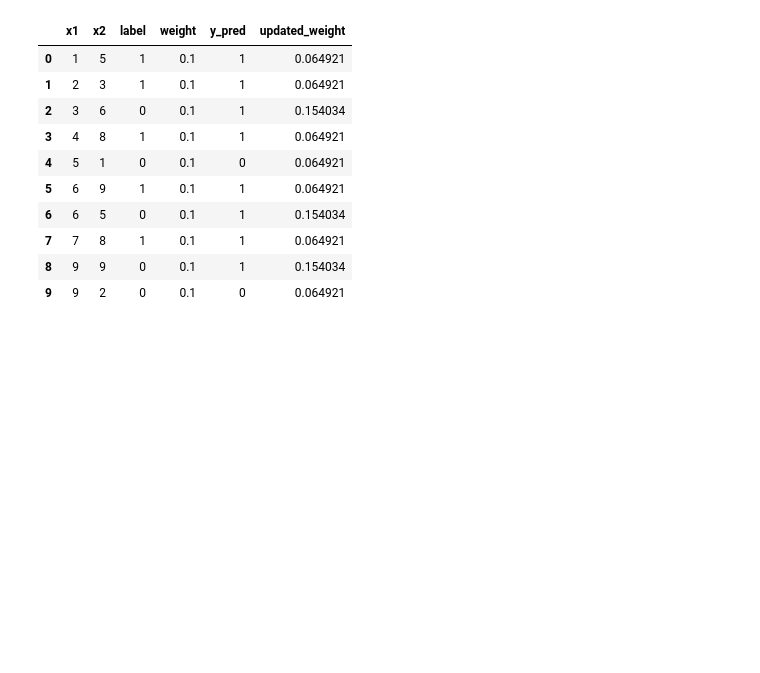
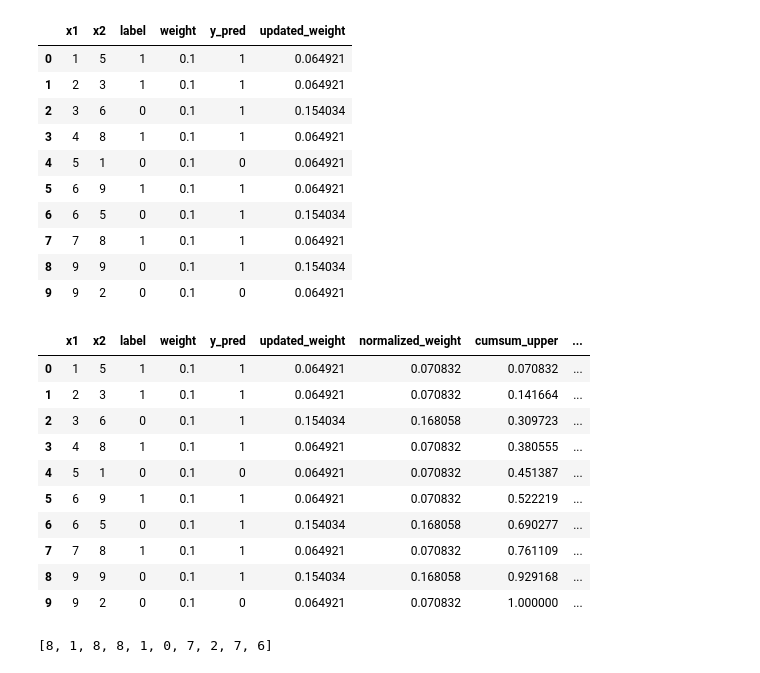
Before and after one commit to DevpriyaSaini/ML-100, a Jupyter notebook: Adaboost.ipynb, the cells around one changed output. Cells and saved outputs as stored; diff of their text form; code cells hidden in the pictures; blank space fills up the shorter version.

```diff
--- a/Adaboost.ipynb
+++ b/Adaboost.ipynb
@@ -117,3 +117,21 @@ df
 | 9 | 9 | 2 | 0 | 0.1 | 0 | 0.064921 |
 # %%
 df['normalized_weight']=df['updated_weight']/df['updated_weight'].sum()
+# %%
+df['cumsum_upper']=np.cumsum(df['normalized_weight'])
+# %%
+df['cumsum_lower']=df['cumsum_upper']-df['normalized_weight']
+# %%
+df
+# %% [output]
+|  | x1 | x2 | label | weight | y_pred | updated_weight | normalized_weight | cumsum_upper | ... |
+| 0 | 1 | 5 | 1 | 0.1 | 1 | 0.064921 | 0.070832 | 0.070832 | ... |
+| 1 | 2 | 3 | 1 | 0.1 | 1 | 0.064921 | 0.070832 | 0.141664 | ... |
+| 2 | 3 | 6 | 0 | 0.1 | 1 | 0.154034 | 0.168058 | 0.309723 | ... |
+| 3 | 4 | 8 | 1 | 0.1 | 1 | 0.064921 | 0.070832 | 0.380555 | ... |
+| 4 | 5 | 1 | 0 | 0.1 | 0 | 0.064921 | 0.070832 | 0.451387 | ... |
+| 5 | 6 | 9 | 1 | 0.1 | 1 | 0.064921 | 0.070832 | 0.522219 | ... |
+| 6 | 6 | 5 | 0 | 0.1 | 1 | 0.154034 | 0.168058 | 0.690277 | ... |
+| 7 | 7 | 8 | 1 | 0.1 | 1 | 0.064921 | 0.070832 | 0.761109 | ... |
+| 8 | 9 | 9 | 0 | 0.1 | 1 | 0.154034 | 0.168058 | 0.929168 | ... |
+| 9 | 9 | 2 | 0 | 0.1 | 0 | 0.064921 | 0.070832 | 1.000000 | ... |
@@ -119,0 +149,5 @@ df['normalized_weight']=df['updated_weight']/df['updated_weight'].sum()
+# %%
+
+index_values
+# %% [output]
+[8, 1, 8, 8, 1, 0, 7, 2, 7, 6]
```
Also changed, not shown: parts of 8 cells of this notebook.
